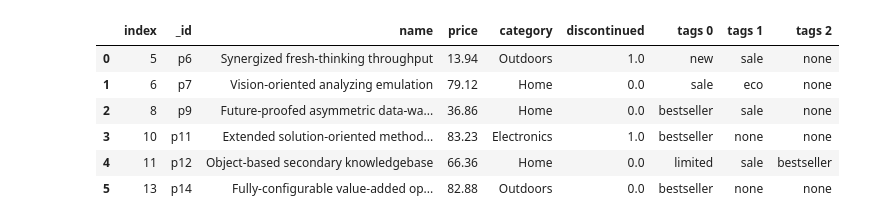
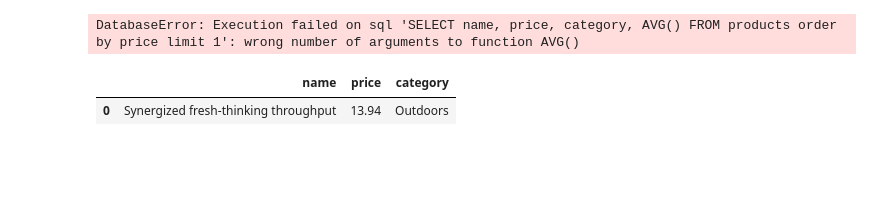
Before and after one commit to turnbullfordsdt/Main-DSDT-Example-Repo, a Jupyter notebook: Data Science/handling_SQL_DB.ipynb, the cells around one changed output. Saved outputs shown, nothing was run; the diff lists cells and outputs as text; code cells hidden in the pictures; blank space fills up the shorter version.

```diff
--- a/Data Science/handling_SQL_DB.ipynb
+++ b/Data Science/handling_SQL_DB.ipynb
@@ -1,4 +1,4 @@
 # %%
 from sqlite3 import connect
 
-db_object = connect("/workspaces/Main-DSDT-Example-Repo/Data Science/my_new_database.db")
+my_database_object = connect("/workspaces/Main-DSDT-Example-Repo/Data Science/my_new_database.db")
@@ -10,10 +5,18 @@ df = to_sql("SELECT * FROM products", db_object)
-# %%
-df
-# %% [output]
-|  | index | _id | name | price | category | discontinued | tags 0 | tags 1 | tags 2 |
-| 0 | 5 | p6 | Synergized fresh-thinking throughput | 13.94 | Outdoors | 1.0 | new | sale | none |
-| 1 | 6 | p7 | Vision-oriented analyzing emulation | 79.12 | Home | 0.0 | sale | eco | none |
-| 2 | 8 | p9 | Future-proofed asymmetric data-wa... | 36.86 | Home | 0.0 | bestseller | sale | none |
-| 3 | 10 | p11 | Extended solution-oriented method... | 83.23 | Electronics | 1.0 | bestseller | none | none |
-| 4 | 11 | p12 | Object-based secondary knowledgebase | 66.36 | Home | 0.0 | limited | sale | bestseller |
-| 5 | 13 | p14 | Fully-configurable value-added op... | 82.88 | Outdoors | 0.0 | bestseller | none | none |
+# %%
+my_query = "SELECT name, price, category, AVG() FROM products"
+
+# my_query += " where price > 70 or category = 'Home'"
+
+my_query += " order by price"
+
+my_query += " limit 1"
+# %%
+from pandas import read_sql
+my_df = read_sql(my_query, my_database_object)
+# %% [output]
+DatabaseError: Execution failed on sql 'SELECT name, price, category, AVG() FROM products order by price limit 1': wrong number of arguments to function AVG()
+# %%
+display(my_df)
+# %% [output]
+|  | name | price | category |
+| 0 | Synergized fresh-thinking throughput | 13.94 | Outdoors |
```
Also changed, not shown: parts of 1 cell of this notebook, 3 other files.
